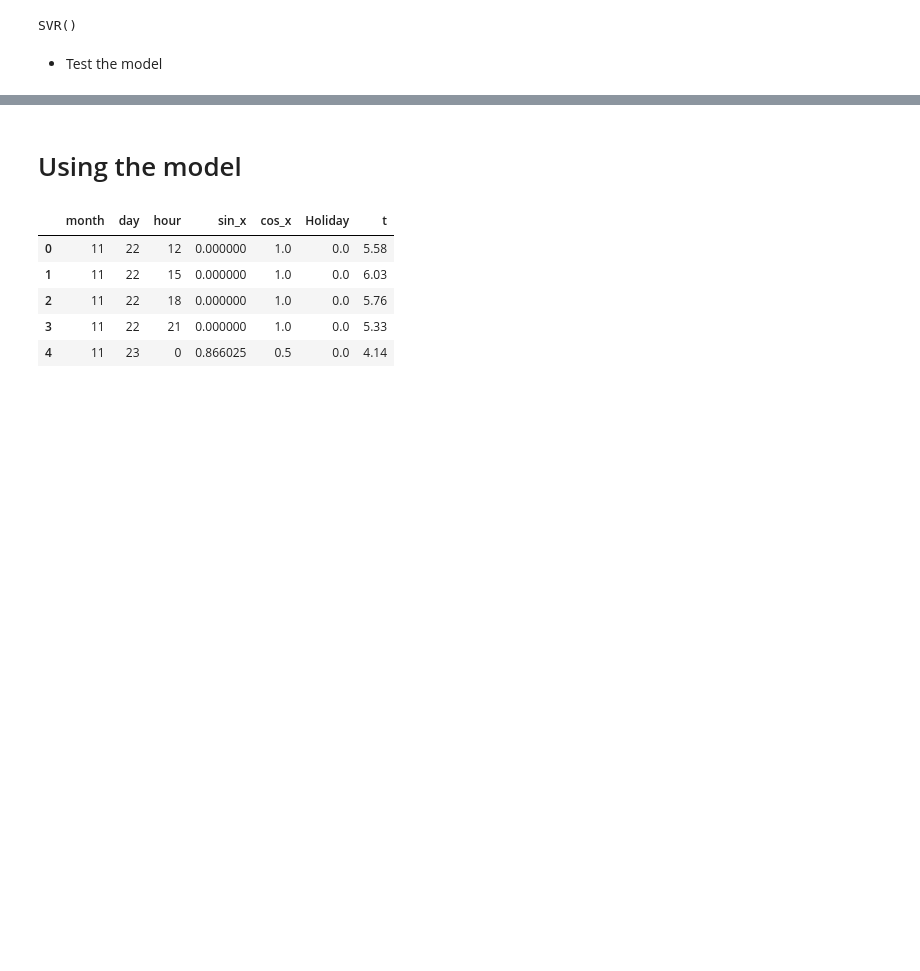
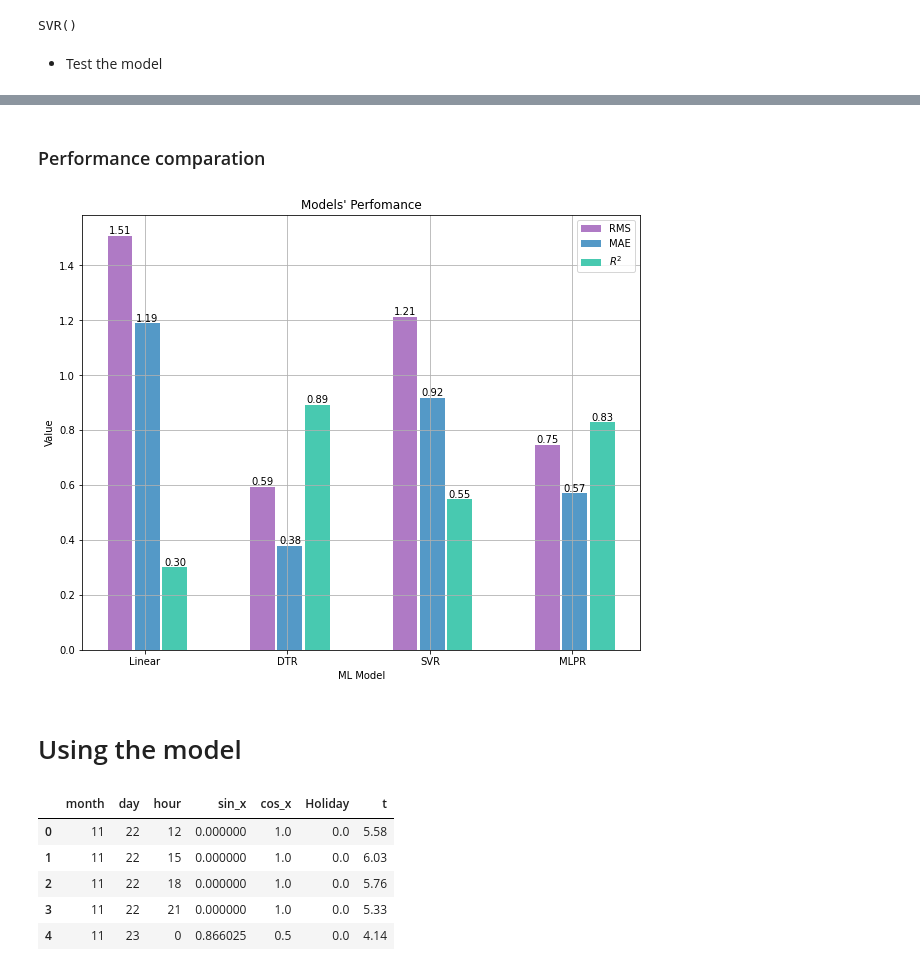
Before and after one commit to matias-dogliani/energybuild, a Jupyter notebook: Training_Testing_model.ipynb, the cells around one changed output, grey strips where cells are left out. Drawn from its saved outputs; the diff is of its cells as text; code cells hidden in the pictures; blank space fills up the shorter version.

```diff
--- a/Training_Testing_model.ipynb
+++ b/Training_Testing_model.ipynb
@@ -274,3 +283,40 @@ plt.show()
+# %% [markdown]
+### Performance comparation
+# %%
+serie_1 = [406, 387, 442, 457, 485]
+serie_2 = [421, 453, 435, 478, 512]
+
+RMSList = [LinearRMSE, DTRRMSE, SVRRMSE, MLRPRMSE]
+MAEList = [LinearMAE, DTRMAE, SVRMAE, MLPRMAE]
+R2List = [LinearR2, DTRR2, SVRR2, MLPRR2]
+BarIdx = np.arange(0,8,2)
+BarWidth=0.35
+
+fig = plt.figure(figsize=(10,8))
+b1 = plt.bar(BarIdx , RMSList, width=BarWidth, label='RMS',color = "#af7ac5")
+b2 = plt.bar(BarIdx + 1.1*BarWidth, MAEList, width=BarWidth, label='MAE',color= "#5499c7")
+b3 = plt.bar(BarIdx + 2.2*BarWidth, R2List, width=BarWidth, label='$R^2$',color = "#48c9b0")
+
+
+for ax in b1 + b2 + b3:
+    height = ax.get_height()
+    plt.text(ax.get_x() + ax.get_width()/2.0, height, "{:.2f}".format(height),
+             ha='center', va='bottom')
+
+
+
+plt.legend(loc='best')
+
+plt.xticks(BarIdx + BarWidth, ('Linear', 'DTR', 'SVR', 'MLPR'))
+
+plt.ylabel('Value')
+plt.xlabel('ML Model')
+plt.title("Models' Perfomance")
+plt.grid()
+plt.savefig("./Imgs/Model_perfomance.png",transparent=True)
+plt.show()
+# %% [output]
+[figure, added]
 # %% [markdown]
 # Using the model
 # %%
```
Also changed, not shown: parts of 16 cells of this notebook, 4 other files.
